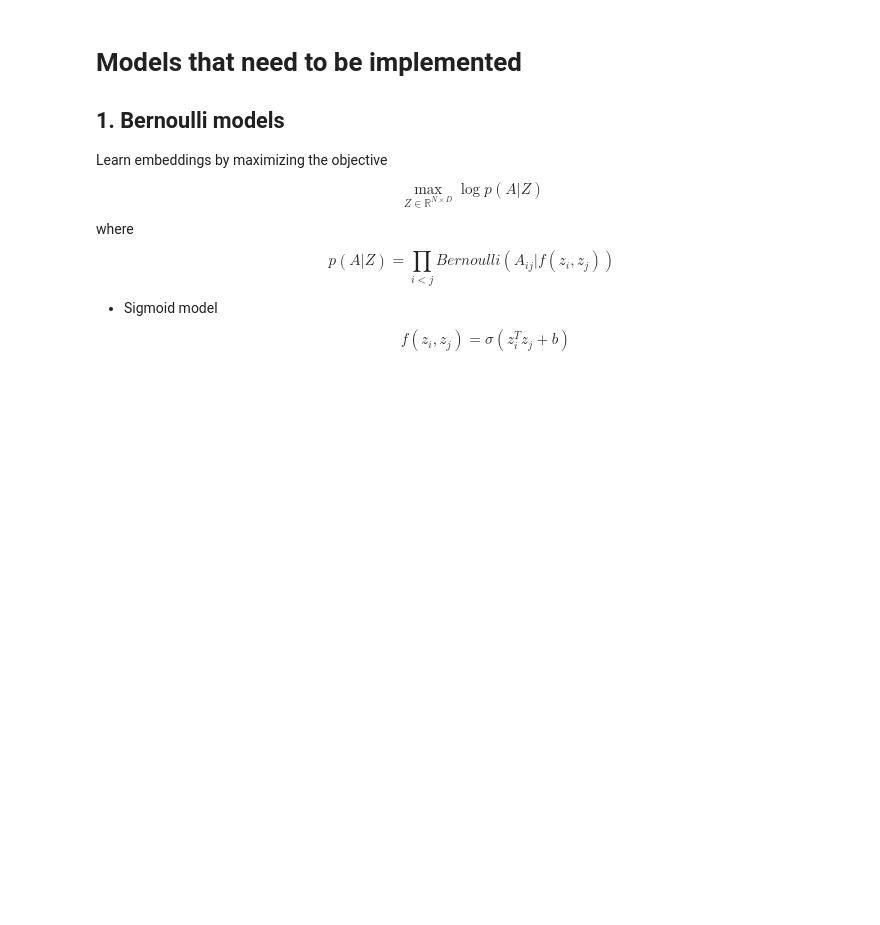
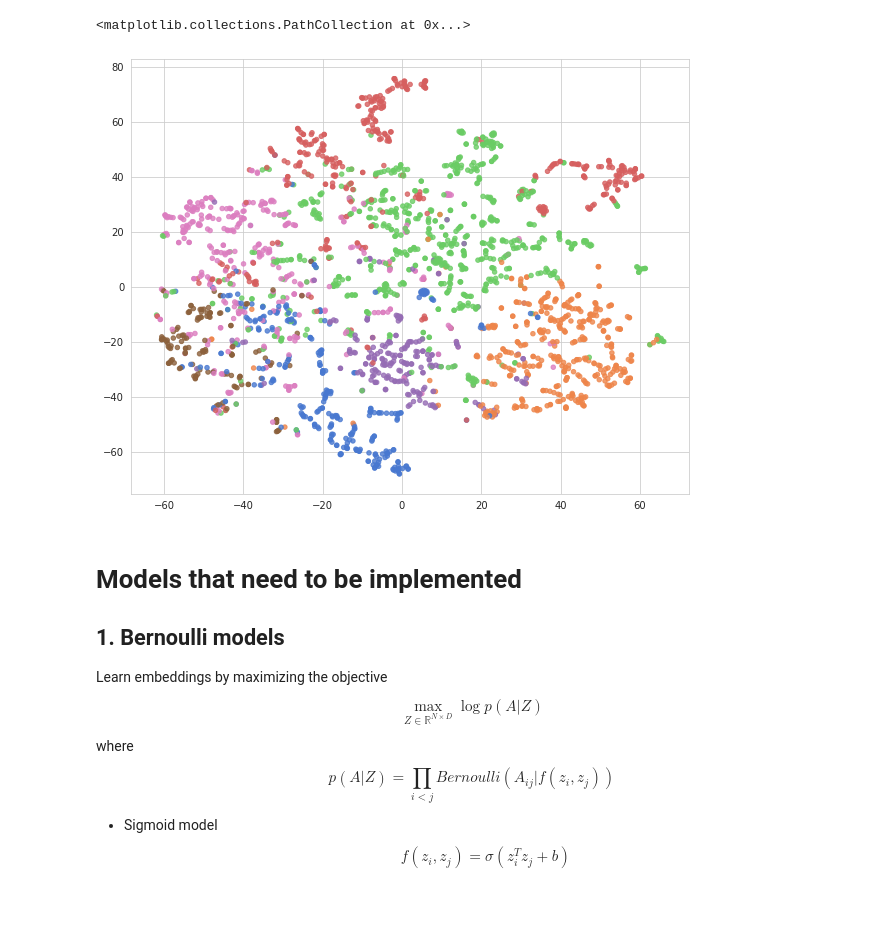
Before and after one commit to richtertill/node_embeddings, a Jupyter notebook: gust/reference_implementation.ipynb, the cells around one changed output. Cells and saved outputs as stored; diff of their text form; code cells hidden in the pictures; blank space fills up the shorter version.

```diff
--- a/gust/reference_implementation.ipynb
+++ b/gust/reference_implementation.ipynb
@@ -371,3 +361,9 @@ cora KL Linear SVM
+# %%
+plt.figure(figsize=[10, 8])
+plt.scatter(vis[:, 0], vis[:, 1], c=palette[labels_true], s=20, alpha=0.8)
+# %% [output]
+<matplotlib.collections.PathCollection at 0x...>
+[figure, added]
 # %% [markdown]
 # Models that need to be implemented
 ## 1. Bernoulli models
```
Also changed, not shown: parts of 7 cells of this notebook.
